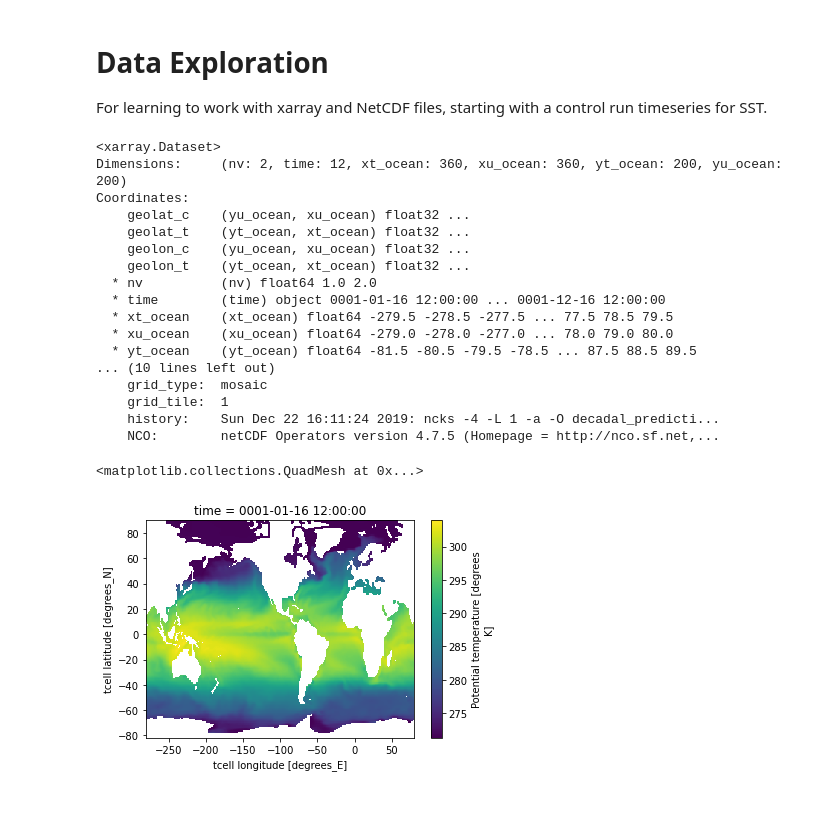
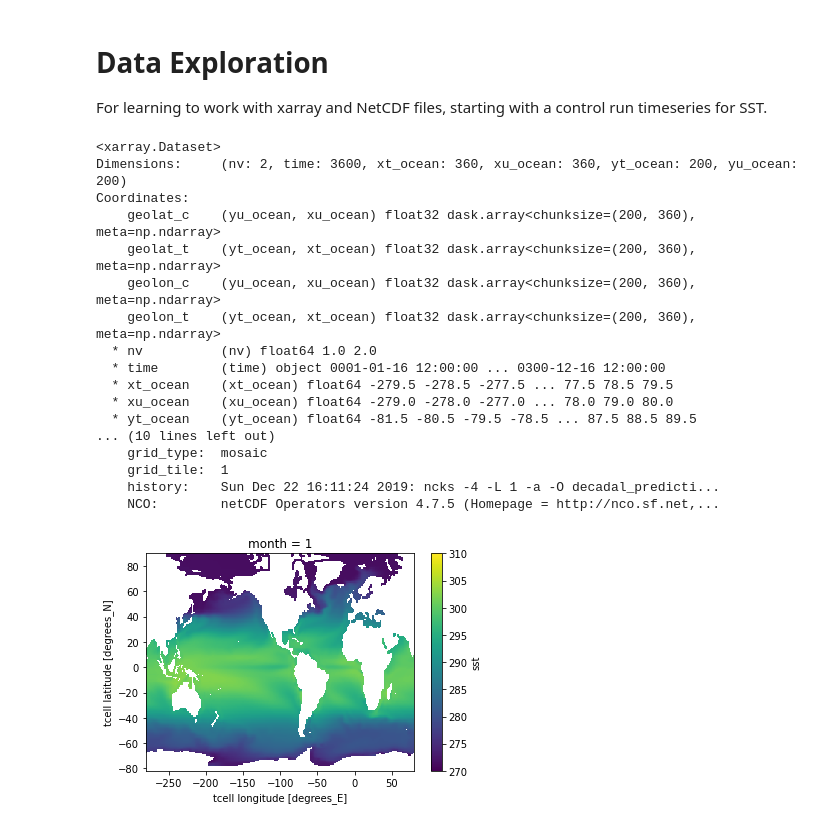
Before and after one commit to bbuchovecky/hmei, a Jupyter notebook: notebooks/data_exploration.ipynb, the cells around one changed output. Saved outputs shown, nothing was run; the diff lists cells and outputs as text; code cells hidden in the pictures.

Commit message:
data exploration and learning how to create time series with xarray

```diff
--- a/notebooks/data_exploration.ipynb
+++ b/notebooks/data_exploration.ipynb
@@ -11,8 +12,9 @@ import xarray as xr
 rootdir = '/local/projects/so_predict/esm2m_froelicher/'
 subdir = 'CTRL'
 var = 'SST'
-filename = 'sst_0001.nc'
 
-path = rootdir+subdir+'/'+var+'/'+filename
+# filename = 'sst_0001.nc'
+# path = rootdir+subdir+'/'+var+'/'+filename
+# ds = xr.open_dataset(path)
 
-ds = xr.open_dataset(path)
+ds = xr.open_mfdataset(rootdir+subdir+'/'+var+'/'+'sst_*.nc')
@@ -20,14 +28,14 @@ ds = xr.open_dataset(path)
 ds
 # %% [output]
 <xarray.Dataset>
-Dimensions:     (nv: 2, time: 12, xt_ocean: 360, xu_ocean: 360, yt_ocean: 200, yu_ocean: 200)
+Dimensions:     (nv: 2, time: 3600, xt_ocean: 360, xu_ocean: 360, yt_ocean: 200, yu_ocean: 200)
 Coordinates:
-    geolat_c    (yu_ocean, xu_ocean) float32 ...
-    geolat_t    (yt_ocean, xt_ocean) float32 ...
-    geolon_c    (yu_ocean, xu_ocean) float32 ...
-    geolon_t    (yt_ocean, xt_ocean) float32 ...
+    geolat_c    (yu_ocean, xu_ocean) float32 dask.array<chunksize=(200, 360), meta=np.ndarray>
+    geolat_t    (yt_ocean, xt_ocean) float32 dask.array<chunksize=(200, 360), meta=np.ndarray>
+    geolon_c    (yu_ocean, xu_ocean) float32 dask.array<chunksize=(200, 360), meta=np.ndarray>
+    geolon_t    (yt_ocean, xt_ocean) float32 dask.array<chunksize=(200, 360), meta=np.ndarray>
   * nv          (nv) float64 1.0 2.0
-  * time        (time) object 0001-01-16 12:00:00 ... 0001-12-16 12:00:00
+  * time        (time) object 0001-01-16 12:00:00 ... 0300-12-16 12:00:00
   * xt_ocean    (xt_ocean) float64 -279.5 -278.5 -277.5 ... 77.5 78.5 79.5
   * xu_ocean    (xu_ocean) float64 -279.0 -278.0 -277.0 ... 78.0 79.0 80.0
   * yt_ocean    (yt_ocean) float64 -81.5 -80.5 -79.5 -78.5 ... 87.5 88.5 89.5
@@ -36,10 +44,12 @@ Coordinates:
     grid_tile:  1
     history:    Sun Dec 22 16:11:24 2019: ncks -4 -L 1 -a -O decadal_predicti...
     NCO:        netCDF Operators version 4.7.5 (Homepage = http://nco.sf.net,...
+# %%
+def compute_month_climatology(x, var):
+    return x[var].groupby('time.month').mean()
+# %%
+sst_climatology = compute_month_climatology(ds, 'sst')
 # %%
-ds.isel
+jan_sst_plt = sst_climatology.isel(month=0).plot(vmin=270, vmax=310)
+# %% [output]
+[figure, added]
-# %%
-ds['sst'].isel(time=0).plot()
-# %% [output]
-<matplotlib.collections.QuadMesh at 0x...>
-[figure, removed]
```
Also changed, not shown: parts of 7 cells of this notebook.
